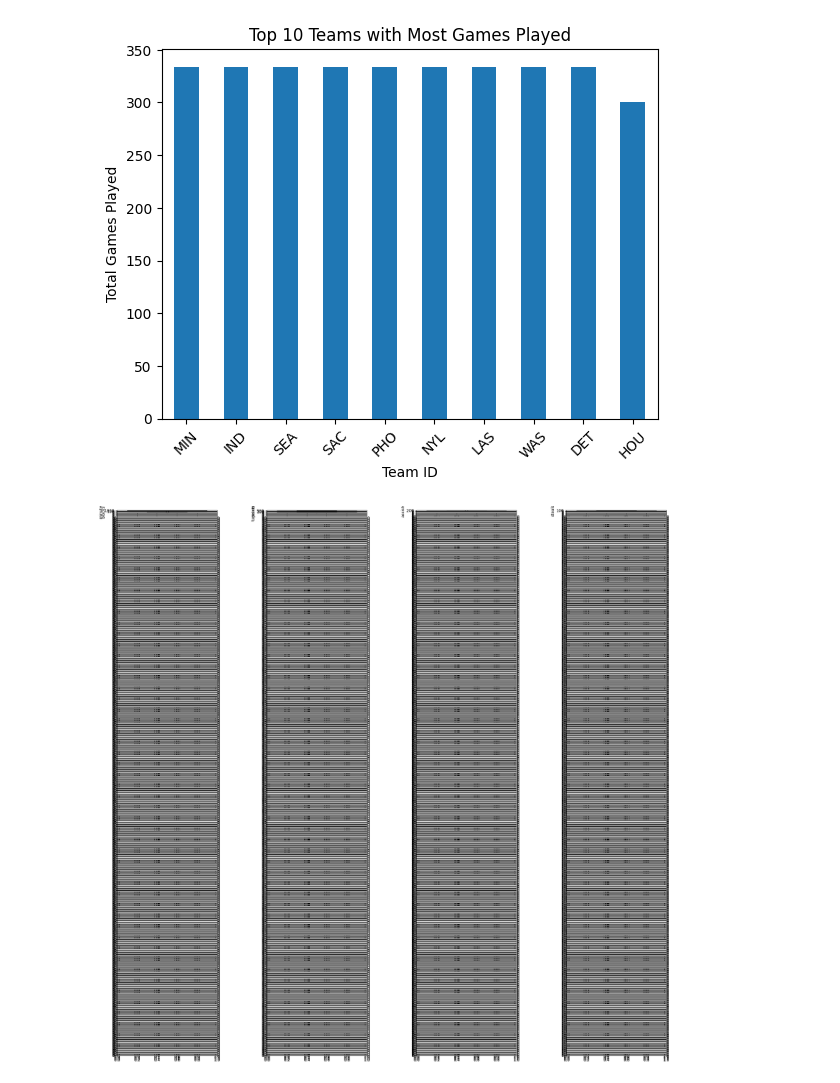
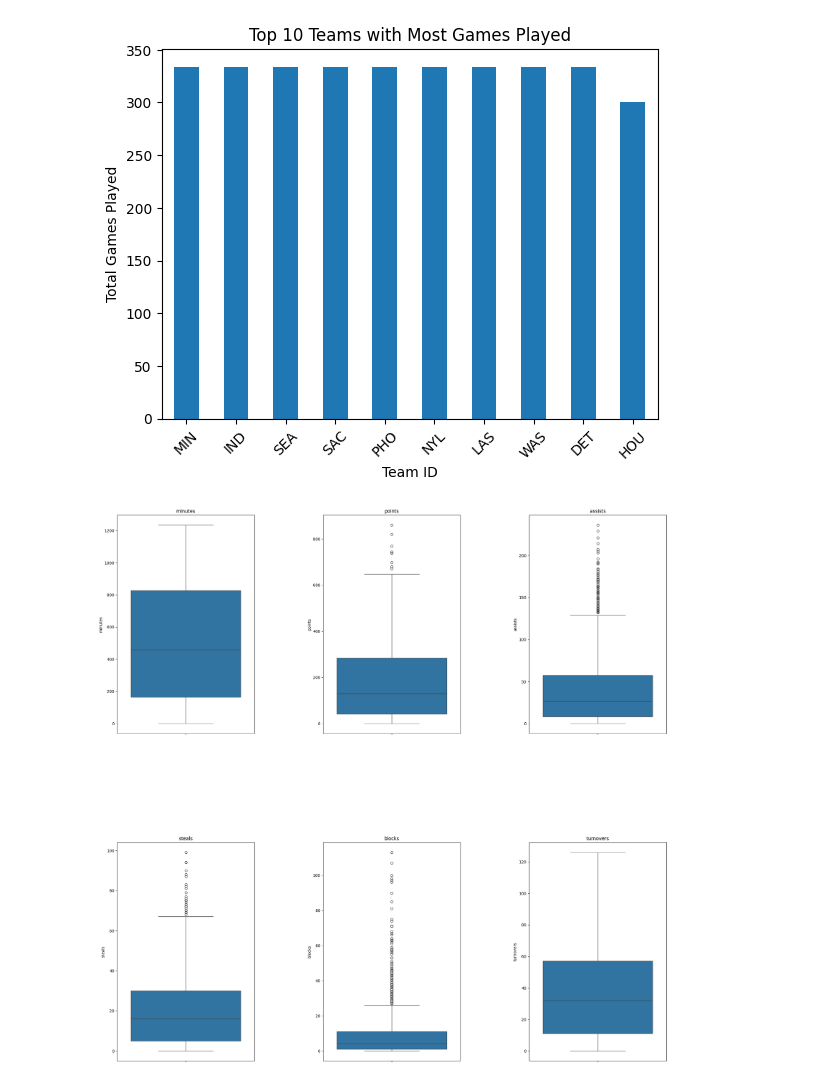
Before and after one commit to sirkotal/feup-ac, a Jupyter notebook: analysis.ipynb, the cells around one changed output. Drawn from its saved outputs; the diff is of its cells as text; code cells hidden in the pictures.

Commit message:
Added proper box plots

```diff
--- a/analysis.ipynb
+++ b/analysis.ipynb
@@ -53,16 +53,17 @@ plt.show()
 # %%
 players_stats = df_players_teams[['minutes', 'points', 'assists', 'steals', 'blocks', 'turnovers']]
 
-fig, axes = plt.subplots(math.ceil(len(players_stats) / 4), 4, figsize=(25, 25))
+fig, axes = plt.subplots(2, 3, figsize=(25, 25))
 fig.subplots_adjust(hspace=0.5, wspace=0.5)
 axes = axes.ravel()
 
 for col, axis in zip(players_stats, axes):
     sb.boxplot(data=players_stats[col], ax=axis)
+    axis.set_title(col)
 
 for i in range(len(players_stats), len(axes)):
     fig.delaxes(axes[i])
 
 plt.show()
 # %% [output]
-[figure, old version]
+[figure, new version]
```
Also changed, not shown: 2 other files.
